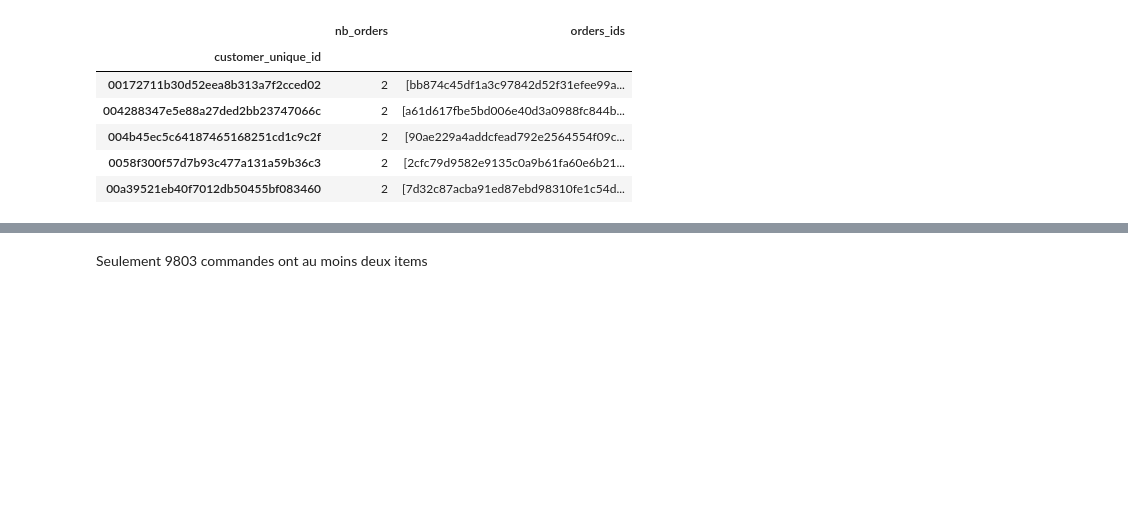
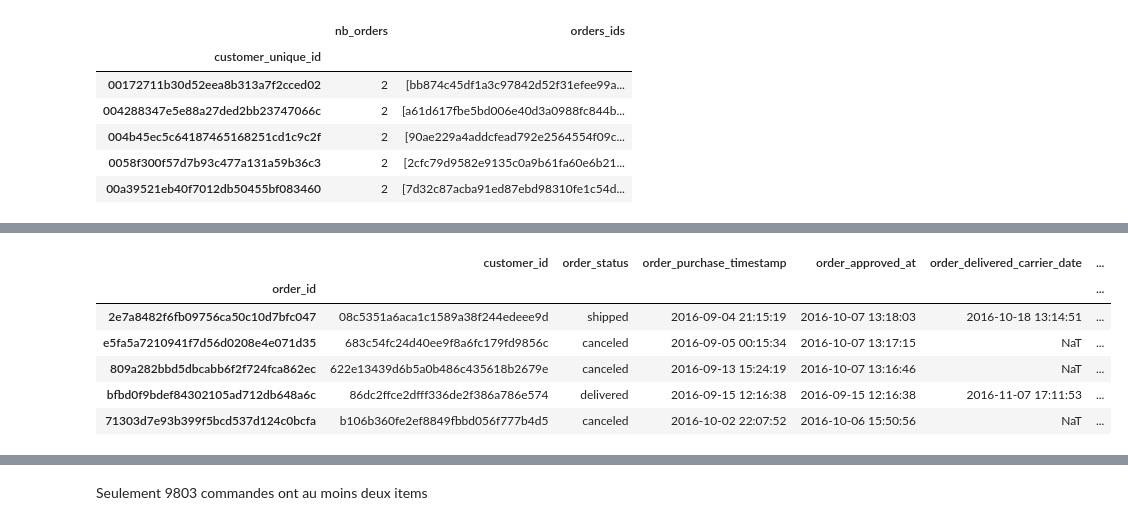
Before and after one commit to khub41/OC_P05, a Jupyter notebook: analyse_exploratoire.ipynb, the cells around one changed output, grey strips where cells are left out. Cells and saved outputs as stored; diff of their text form; code cells hidden in the pictures; blank space fills up the shorter version.

```diff
--- a/analyse_exploratoire.ipynb
+++ b/analyse_exploratoire.ipynb
@@ -194,2 +493,10 @@ orders.loc['bb874c45df1a3c97842d52f31efee99a', 'order_purchase_timestamp']
 # %%
-orders
+orders.head()
+# %% [output]
+|  | customer_id | order_status | order_purchase_timestamp | order_approved_at | order_delivered_carrier_date | ... |
+| order_id |  |  |  |  |  | ... |
+| 2e7a8482f6fb09756ca50c10d7bfc047 | 08c5351a6aca1c1589a38f244edeee9d | shipped | 2016-09-04 21:15:19 | 2016-10-07 13:18:03 | 2016-10-18 13:14:51 | ... |
+| e5fa5a7210941f7d56d0208e4e071d35 | 683c54fc24d40ee9f8a6fc179fd9856c | canceled | 2016-09-05 00:15:34 | 2016-10-07 13:17:15 | NaT | ... |
+| 809a282bbd5dbcabb6f2f724fca862ec | 622e13439d6b5a0b486c435618b2679e | canceled | 2016-09-13 15:24:19 | 2016-10-07 13:16:46 | NaT | ... |
+| bfbd0f9bdef84302105ad712db648a6c | 86dc2ffce2dfff336de2f386a786e574 | delivered | 2016-09-15 12:16:38 | 2016-09-15 12:16:38 | 2016-11-07 17:11:53 | ... |
+| 71303d7e93b399f5bcd537d124c0bcfa | b106b360fe2ef8849fbbd056f777b4d5 | canceled | 2016-10-02 22:07:52 | 2016-10-06 15:50:56 | NaT | ... |
```
Also changed, not shown: parts of 74 cells of this notebook.
